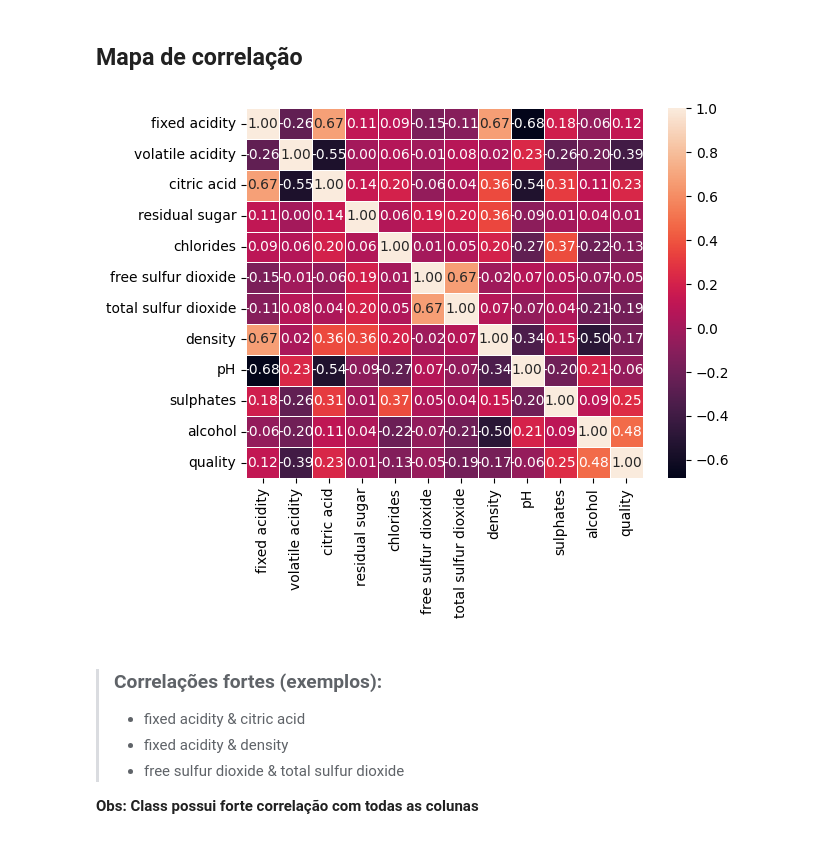
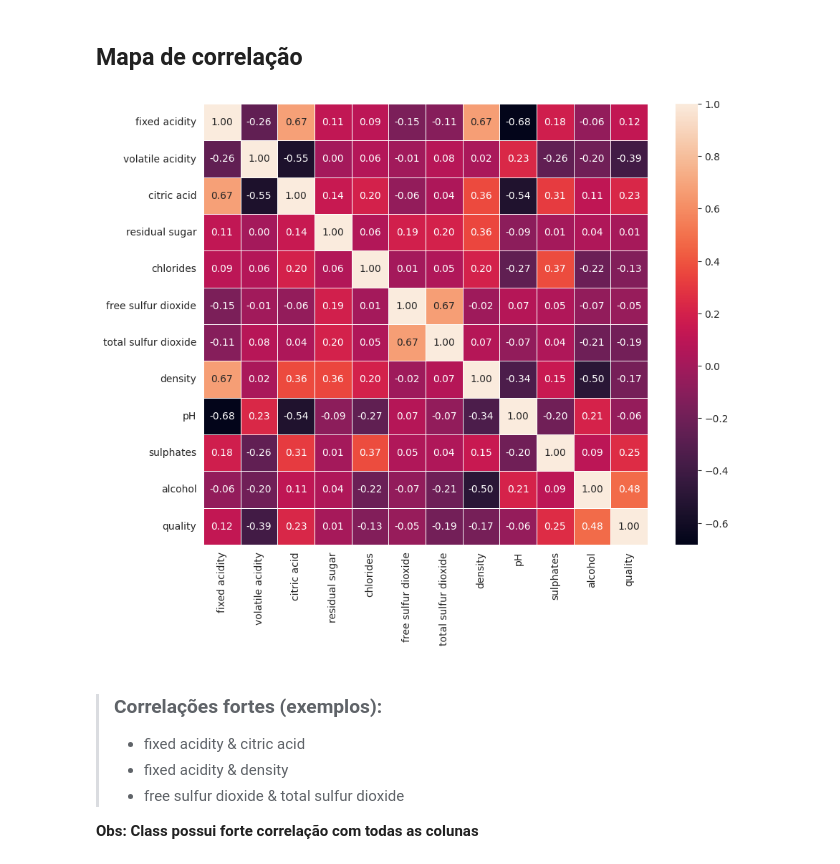
Before and after one commit to Massato01/CalculoNumericoRegressaoLinearVinho, a Jupyter notebook: ProjetoCalculoNumerico.ipynb, the cells around one changed output. Cells and saved outputs as stored; diff of their text form; code cells hidden in the pictures.

```diff
--- a/ProjetoCalculoNumerico.ipynb
+++ b/ProjetoCalculoNumerico.ipynb
@@ -99,9 +102,10 @@ df_wine.describe().round(2)
 ## Mapa de correlação
 # %%
 corr = df_wine.corr().round(4)
+plt.figure(figsize=(10,8  ))
 ax = sns.heatmap(corr, annot = True, fmt=".2f", linewidths=.6)
 # %% [output]
-[figure, old version]
+[figure, new version]
 # %% [markdown]
 > ### Correlações fortes (exemplos):
 > * fixed acidity & citric acid
```
Also changed, not shown: parts of 13 cells of this notebook.
